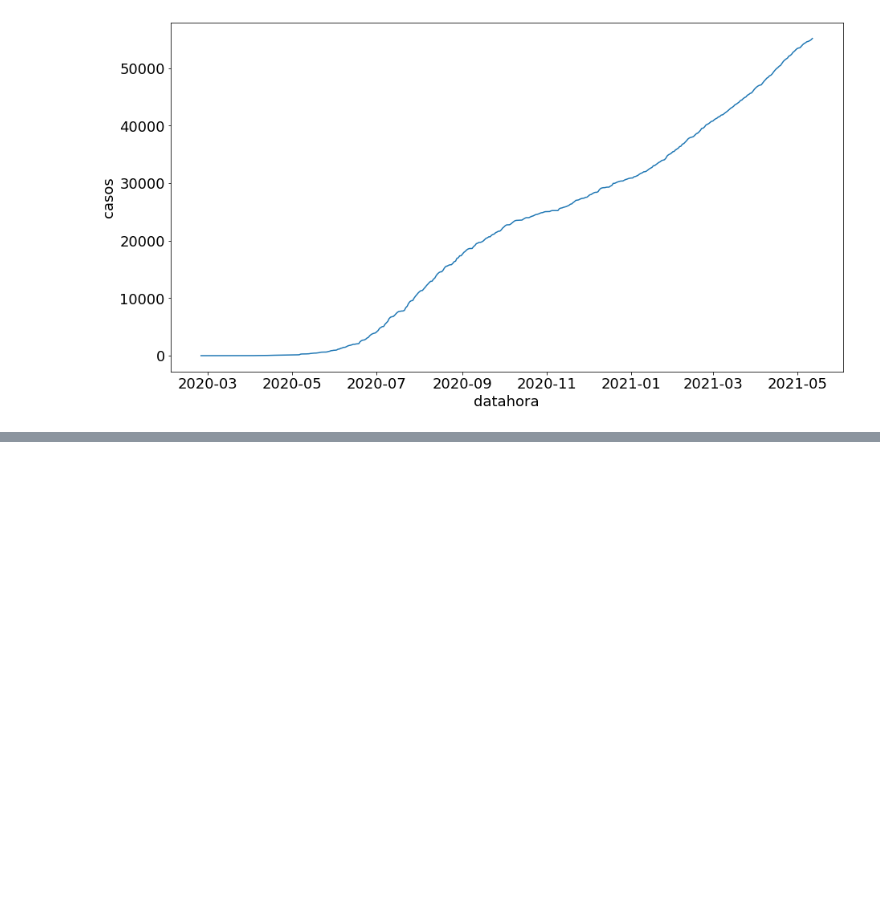
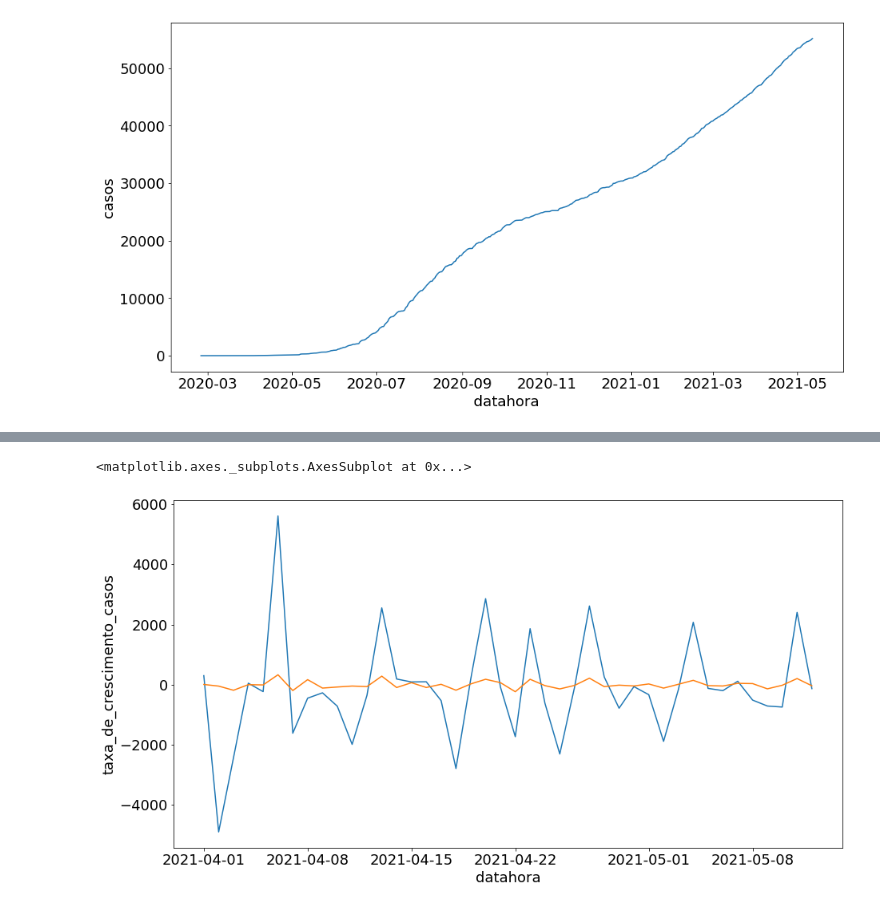
Before and after one commit to laugustovieira/prophet_covid, a Jupyter notebook: Desafio_modulo03_aula01.ipynb, the cells around one changed output, grey strips where cells are left out. Cells and saved outputs as stored; diff of their text form; code cells hidden in the pictures; blank space fills up the shorter version.

```diff
--- a/Desafio_modulo03_aula01.ipynb
+++ b/Desafio_modulo03_aula01.ipynb
@@ -46,0 +82,11 @@ sns.lineplot(x="datahora",y="casos", data = dados_rp2)
+# %%
+dados_sp['ano'] = pd.DatetimeIndex(dados_sp['datahora']).year
+dados_sp['mes'] = pd.DatetimeIndex(dados_sp['datahora']).month
+# %%
+dados_periodo2021 = dados_sp.query("ano == 2021 & mes >=4 & mes <= 5")
+# %%
+sns.lineplot(x='datahora', y='taxa_de_crescimento_casos', data = dados_periodo2021)
+sns.lineplot(x='datahora', y='taxa_de_crescimento_obitos', data = dados_periodo2021)
+# %% [output]
+<matplotlib.axes._subplots.AxesSubplot at 0x...>
+[figure, added]
```
Also changed, not shown: parts of 17 cells of this notebook.
